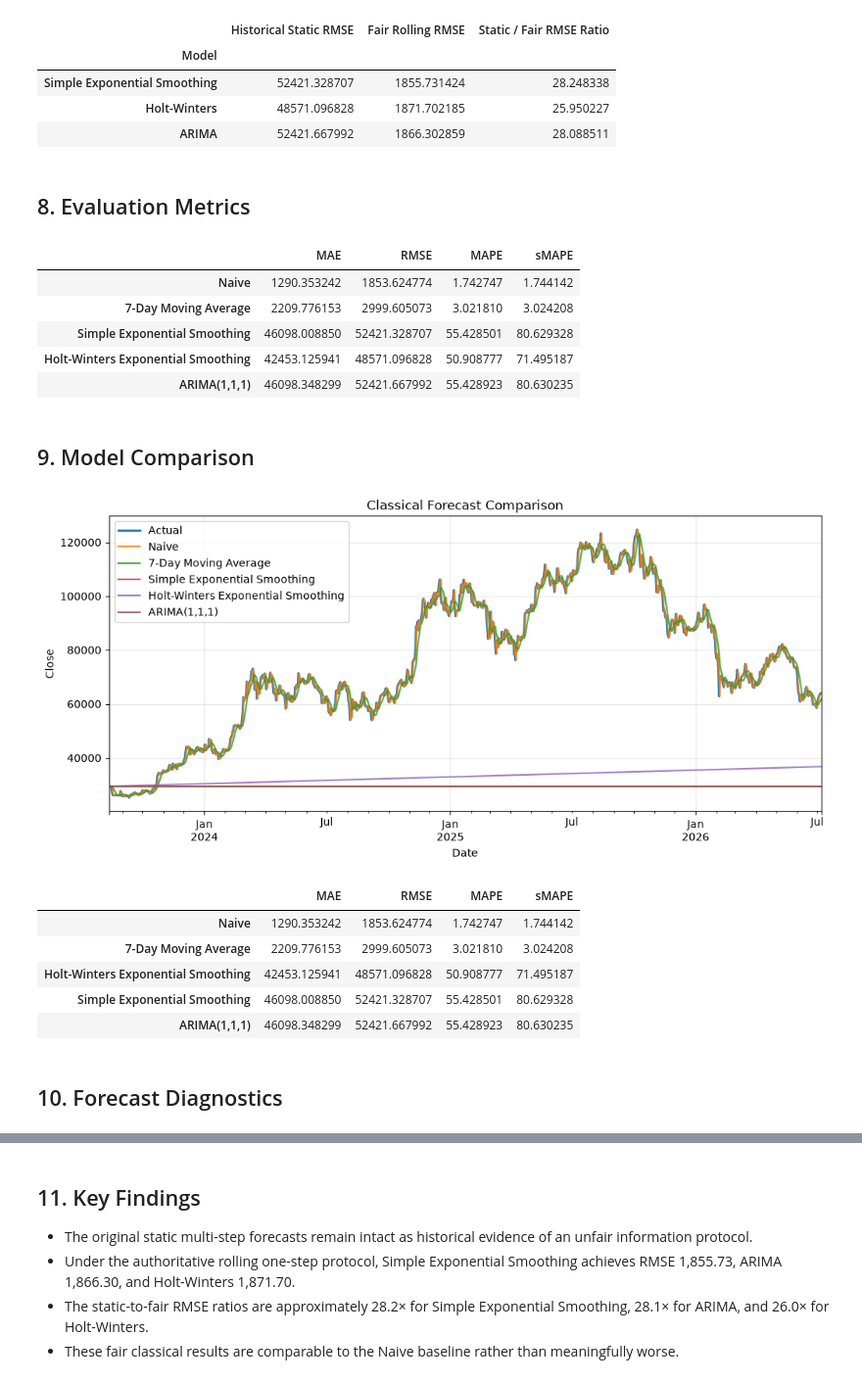
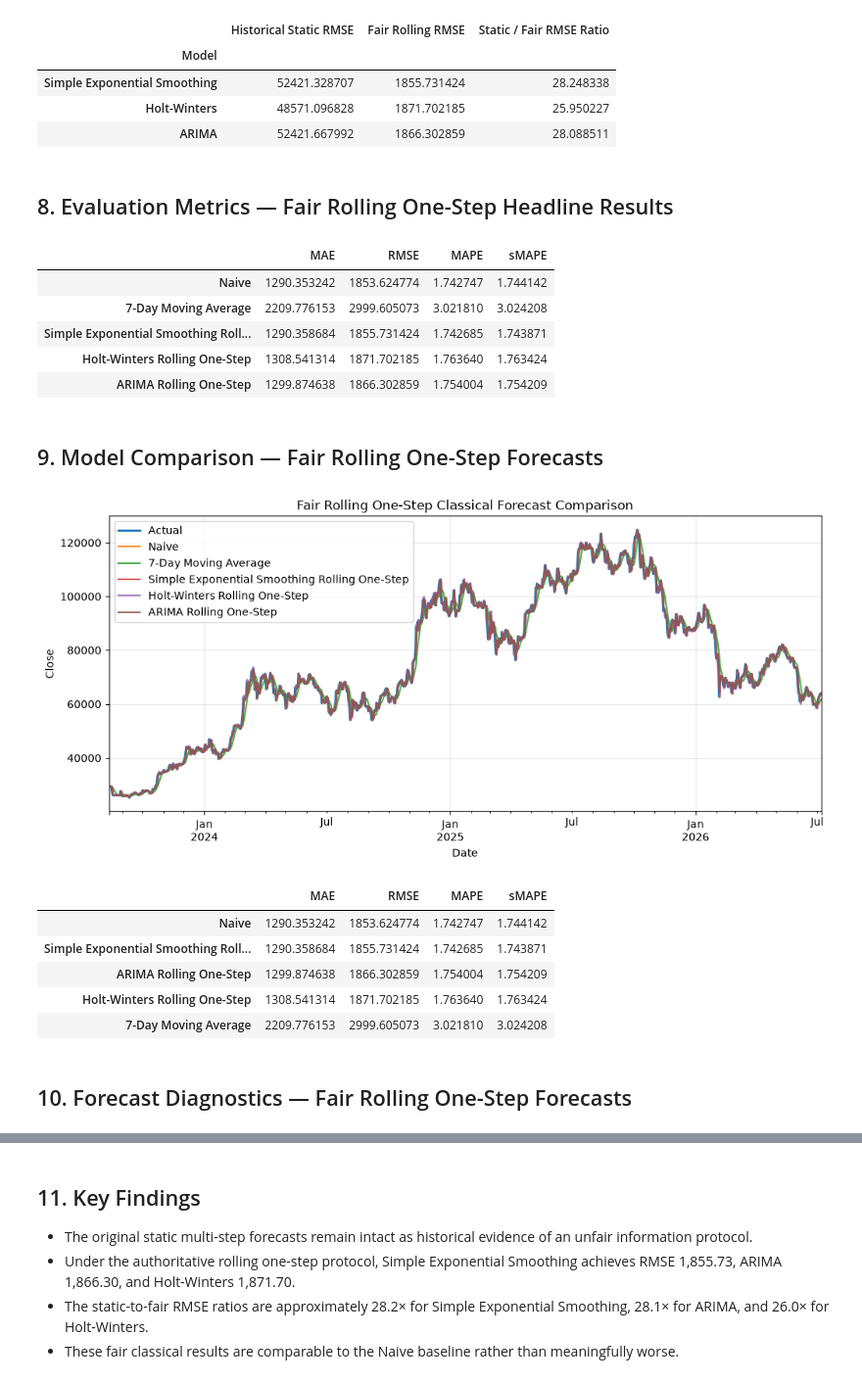
Before and after one commit to mdsoadsolaiman/Time-Series-Foundation-Models, a Jupyter notebook: notebooks/02_Classical_Models.ipynb, the cells around one changed output, grey strips where cells are left out. Shown at 98% size. Saved outputs shown, nothing was run; the diff lists cells and outputs as text; code cells hidden in the pictures.

Commit message:
Fix Sections 8-10 to headline fair rolling classical forecasts and diagnostics

```diff
--- a/notebooks/02_Classical_Models.ipynb
+++ b/notebooks/02_Classical_Models.ipynb
@@ -214,14 +214,14 @@ protocol_comparison
 | Holt-Winters | 48571.096828 | 1871.702185 | 25.950227 |
 | ARIMA | 52421.667992 | 1866.302859 | 28.088511 |
 # %% [markdown]
-## 8. Evaluation Metrics
+## 8. Evaluation Metrics — Fair Rolling One-Step Headline Results
 # %%
 forecasts = {
     "Naive": naive_forecast,
     "7-Day Moving Average": moving_average_forecast,
-    "Simple Exponential Smoothing": simple_exp_forecast,
-    "Holt-Winters Exponential Smoothing": holt_winters_forecast,
-    "ARIMA(1,1,1)": arima_forecast,
+    "Simple Exponential Smoothing Rolling One-Step": simple_exp_rolling_forecast,
+    "Holt-Winters Rolling One-Step": holt_winters_rolling_forecast,
+    "ARIMA Rolling One-Step": arima_rolling_forecast,
 }
 
 metrics_table = pd.DataFrame(
@@ -234,36 +234,36 @@ metrics_table
 |  | MAE | RMSE | MAPE | sMAPE |
 | Naive | 1290.353242 | 1853.624774 | 1.742747 | 1.744142 |
 | 7-Day Moving Average | 2209.776153 | 2999.605073 | 3.021810 | 3.024208 |
-| Simple Exponential Smoothing | 46098.008850 | 52421.328707 | 55.428501 | 80.629328 |
-| Holt-Winters Exponential Smoothing | 42453.125941 | 48571.096828 | 50.908777 | 71.495187 |
-| ARIMA(1,1,1) | 46098.348299 | 52421.667992 | 55.428923 | 80.630235 |
+| Simple Exponential Smoothing Roll... | 1290.358684 | 1855.731424 | 1.742685 | 1.743871 |
+| Holt-Winters Rolling One-Step | 1308.541314 | 1871.702185 | 1.763640 | 1.763424 |
+| ARIMA Rolling One-Step | 1299.874638 | 1866.302859 | 1.754004 | 1.754209 |
 # %% [markdown]
-## 9. Model Comparison
+## 9. Model Comparison — Fair Rolling One-Step Forecasts
 # %%
 fig, ax = plt.subplots(figsize=(12, 5))
 test.plot(ax=ax, label="Actual", linewidth=2)
 
 for model_name, forecast in forecasts.items():
     forecast.plot(ax=ax, label=model_name, alpha=0.85)
 
-ax.set_title("Classical Forecast Comparison")
+ax.set_title("Fair Rolling One-Step Classical Forecast Comparison")
 ax.set_xlabel("Date")
 ax.set_ylabel("Close")
 ax.legend()
 ax.grid(True, alpha=0.3)
 plt.show()
 
 metrics_table.sort_values("RMSE")
 # %% [output]
-[figure, old version]
+[figure, new version]
 |  | MAE | RMSE | MAPE | sMAPE |
 | Naive | 1290.353242 | 1853.624774 | 1.742747 | 1.744142 |
+| Simple Exponential Smoothing Roll... | 1290.358684 | 1855.731424 | 1.742685 | 1.743871 |
+| ARIMA Rolling One-Step | 1299.874638 | 1866.302859 | 1.754004 | 1.754209 |
+| Holt-Winters Rolling One-Step | 1308.541314 | 1871.702185 | 1.763640 | 1.763424 |
 | 7-Day Moving Average | 2209.776153 | 2999.605073 | 3.021810 | 3.024208 |
-| Holt-Winters Exponential Smoothing | 42453.125941 | 48571.096828 | 50.908777 | 71.495187 |
-| Simple Exponential Smoothing | 46098.008850 | 52421.328707 | 55.428501 | 80.629328 |
-| ARIMA(1,1,1) | 46098.348299 | 52421.667992 | 55.428923 | 80.630235 |
 # %% [markdown]
-## 10. Forecast Diagnostics
+## 10. Forecast Diagnostics — Fair Rolling One-Step Forecasts
 # %%
 diagnostics = pd.DataFrame(
     {
```
Also changed, not shown: parts of 2 cells of this notebook.
